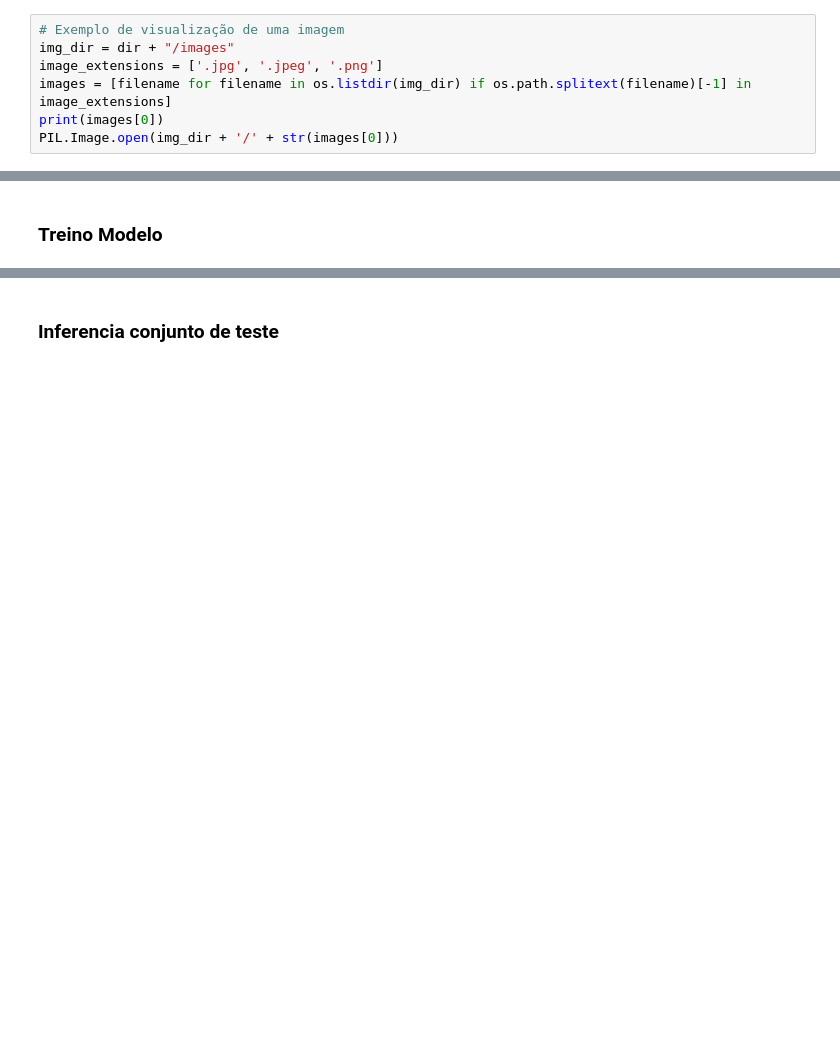
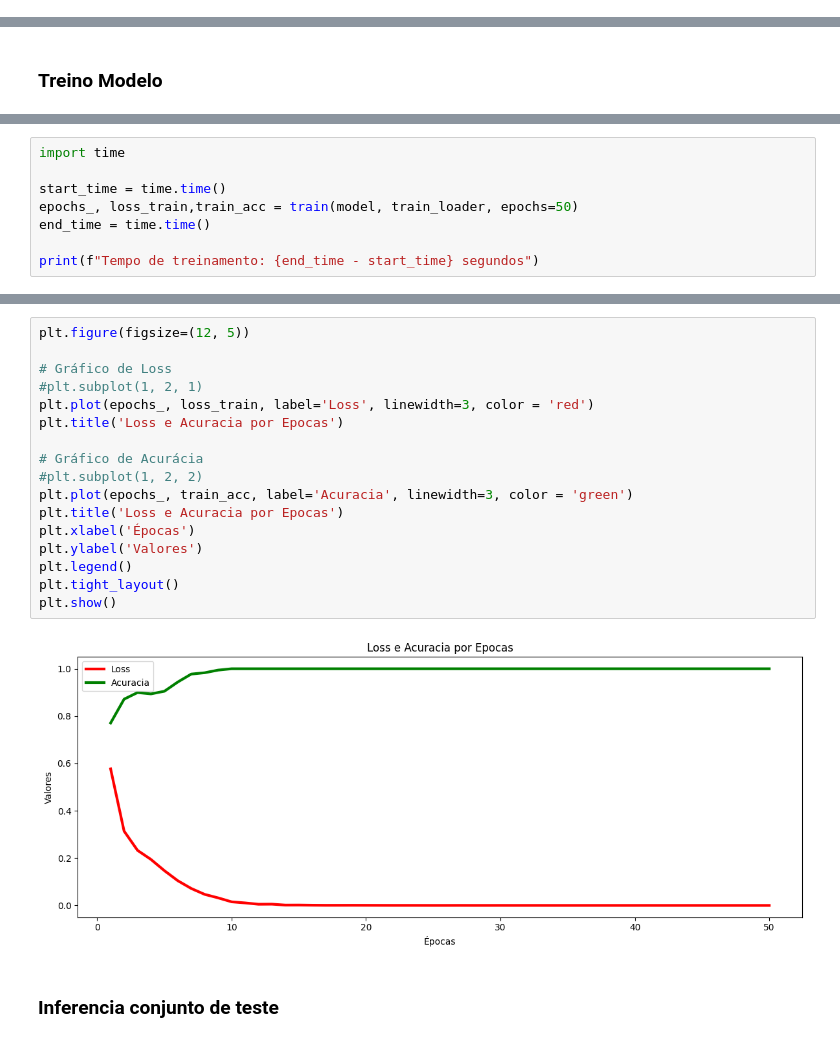
Before and after one commit to BrunaFerreira/Mestrado_UNIFESP, a Jupyter notebook: VGG_TL.ipynb, the cells around one changed output, grey strips where cells are left out. Drawn from its saved outputs; the diff is of its cells as text; blank space fills up the shorter version.

```diff
--- a/VGG_TL.ipynb
+++ b/VGG_TL.ipynb
@@ -56,7 +23,0 @@ df.head(2)
-# %%
-# Exemplo de visualização de uma imagem
-img_dir = dir + "/images"
-image_extensions = ['.jpg', '.jpeg', '.png']
-images = [filename for filename in os.listdir(img_dir) if os.path.splitext(filename)[-1] in image_extensions]
-print(images[0])
-PIL.Image.open(img_dir + '/' + str(images[0]))
@@ -171,0 +121,8 @@ Epoch [5/5], Loss: 0.1516
+# %%
+import time
+
+start_time = time.time()
+epochs_, loss_train,train_acc = train(model, train_loader, epochs=50)
+end_time = time.time()
+
+print(f"Tempo de treinamento: {end_time - start_time} segundos")
@@ -172,3 +147,22 @@ Epoch [5/5], Loss: 0.1516
+# %%
+plt.figure(figsize=(12, 5))
+
+# Gráfico de Loss
+#plt.subplot(1, 2, 1)
+plt.plot(epochs_, loss_train, label='Loss', linewidth=3, color = 'red')
+plt.title('Loss e Acuracia por Epocas')
+
+# Gráfico de Acurácia
+#plt.subplot(1, 2, 2)
+plt.plot(epochs_, train_acc, label='Acuracia', linewidth=3, color = 'green')
+plt.title('Loss e Acuracia por Epocas')
+plt.xlabel('Épocas')
+plt.ylabel('Valores')
+plt.legend()
+plt.tight_layout()
+plt.show()
+# %% [output]
+[figure, added]
 # %% [markdown]
 ### Inferencia conjunto de teste
 # %%
```
Also changed, not shown: parts of 14 cells of this notebook.
